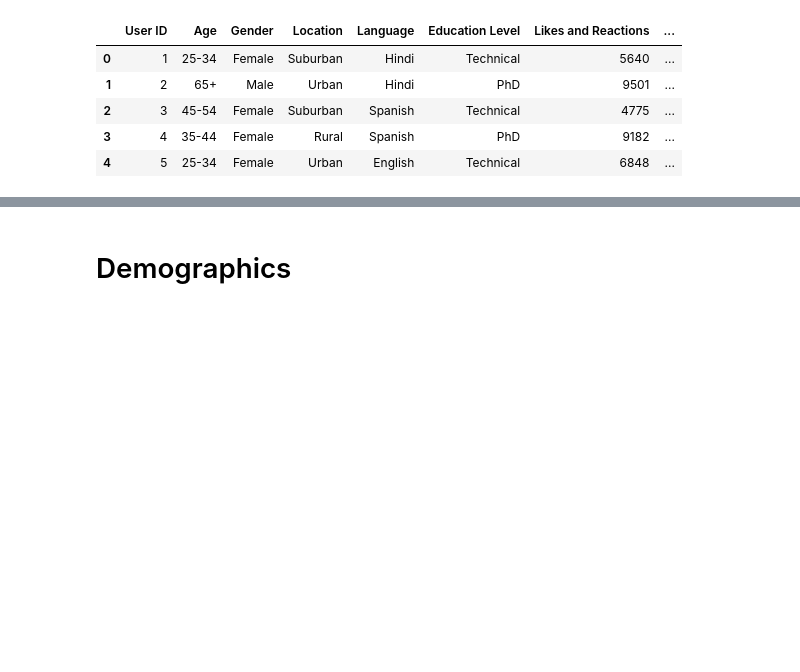
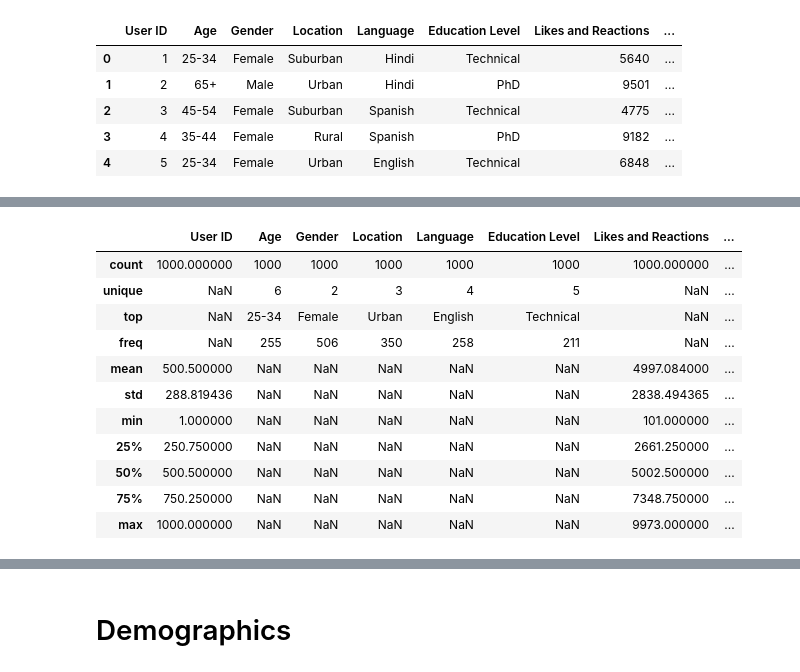
Before and after one commit to AbnerGalRol/User-Profiling-and-Segmentation, a Jupyter notebook: notebook/User profiling and segmentation.ipynb, the cells around one changed output, grey strips where cells are left out. Drawn from its saved outputs; the diff is of its cells as text; code cells hidden in the pictures; blank space fills up the shorter version.

```diff
--- a/notebook/User profiling and segmentation.ipynb
+++ b/notebook/User profiling and segmentation.ipynb
@@ -51,0 +67,16 @@ df.describe()
+# %%
+# We print some descriptive estatistics
+df.describe(include='all')
+# %% [output]
+|  | User ID | Age | Gender | Location | Language | Education Level | Likes and Reactions | ... |
+| count | 1000.000000 | 1000 | 1000 | 1000 | 1000 | 1000 | 1000.000000 | ... |
+| unique | NaN | 6 | 2 | 3 | 4 | 5 | NaN | ... |
+| top | NaN | 25-34 | Female | Urban | English | Technical | NaN | ... |
+| freq | NaN | 255 | 506 | 350 | 258 | 211 | NaN | ... |
+| mean | 500.500000 | NaN | NaN | NaN | NaN | NaN | 4997.084000 | ... |
+| std | 288.819436 | NaN | NaN | NaN | NaN | NaN | 2838.494365 | ... |
+| min | 1.000000 | NaN | NaN | NaN | NaN | NaN | 101.000000 | ... |
+| 25% | 250.750000 | NaN | NaN | NaN | NaN | NaN | 2661.250000 | ... |
+| 50% | 500.500000 | NaN | NaN | NaN | NaN | NaN | 5002.500000 | ... |
+| 75% | 750.250000 | NaN | NaN | NaN | NaN | NaN | 7348.750000 | ... |
+| max | 1000.000000 | NaN | NaN | NaN | NaN | NaN | 9973.000000 | ... |
```
Also changed, not shown: parts of 15 cells of this notebook.
